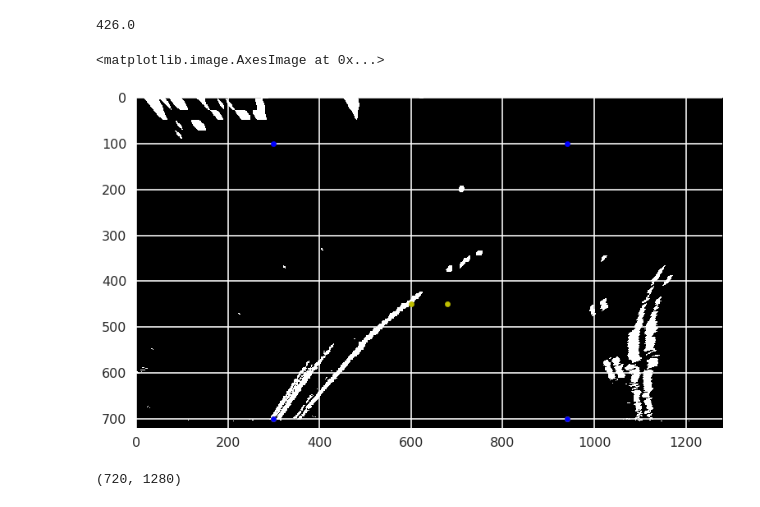
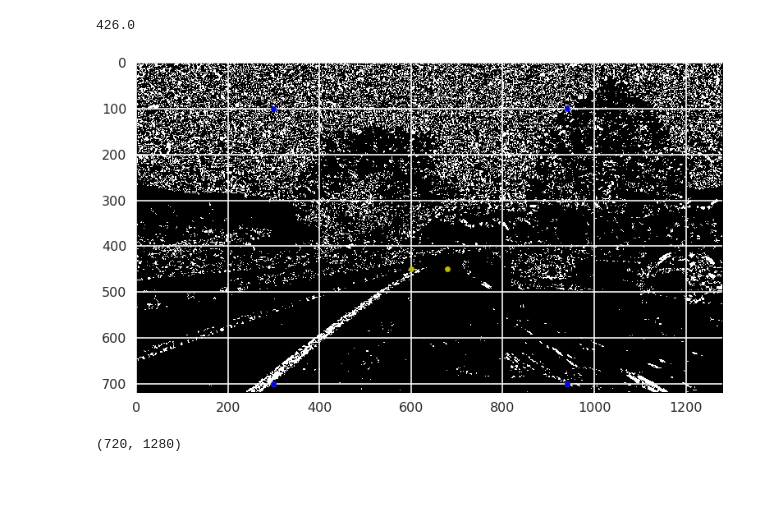
Before and after one commit to DrClick/SDC, a Jupyter notebook: sdc/project_4/cnd-all/project_pipeline.ipynb, the cells around one changed output. Drawn from its saved outputs; the diff is of its cells as text; code cells hidden in the pictures.

Commit message:
added binary output

```diff
--- a/sdc/project_4/cnd-all/project_pipeline.ipynb
+++ b/sdc/project_4/cnd-all/project_pipeline.ipynb
@@ -143,10 +143,10 @@ plt.imshow(tmp)
 # %%
 def find_lane_line(img):
-    x_threshold = abs_sobel_thresh(img, 'x', 30, 200, 11)
-    y_threshold = abs_sobel_thresh(img, 'y', 30, 200, 11)
+    x_threshold = abs_sobel_thresh(img, 'x', 30, 120, 11)
+    y_threshold = abs_sobel_thresh(img, 'y', 30, 180, 11)
     d_threshold = dir_threshold(img, 11, (.7,1.2))
     c_threshold = color_threshold(img)
-#     v_threshold = hsv_threshold(img)
+#     v_threshold = hsv_threshold(, (0,90))
 
     binary = np.zeros_like(x_threshold)
     binary[((x_threshold == 1) | (y_threshold == 1) |(c_threshold == 1)) & (d_threshold == 1)] = 1
@@ -162,17 +162,18 @@ midpoint_x - t_width/2
 # %%
 tmp = find_lane_line(img)
 source_points = np.array([[600,450],[680,450],[300,700],[940,700]], dtype=np.float32)
 dest_points = np.array([[300,100],[940,100],[300,700],[940,700]], dtype=np.float32)
 plt.scatter(x=[x[0] for x in source_points], y=[x[1] for x in source_points], c='y', s=40)
 plt.scatter(x=[x[0] for x in dest_points], y=[x[1] for x in dest_points], c='b', s=40)
 M = cv2.getPerspectiveTransform(source_points, dest_points)
 Minv = cv2.getPerspectiveTransform(dest_points, source_points)
 img_size = (tmp.shape[1], tmp.shape[0])
 warped = cv2.warpPerspective(tmp, M, img_size, flags=cv2.INTER_LINEAR )
-plt.imshow(warped, cmap="gray")
+plt.imshow(tmp, cmap="gray")
+
+imsave("output_images/pipeline_binary.jpg", tmp)
 # %% [output]
-<matplotlib.image.AxesImage at 0x...>
-[figure, old version]
+[figure, new version]
 # %%
 def moving_average(a, n=3) :
     ret = np.cumsum(a, dtype=float)
```
Also changed, not shown: parts of 6 cells of this notebook, 2 other files.
